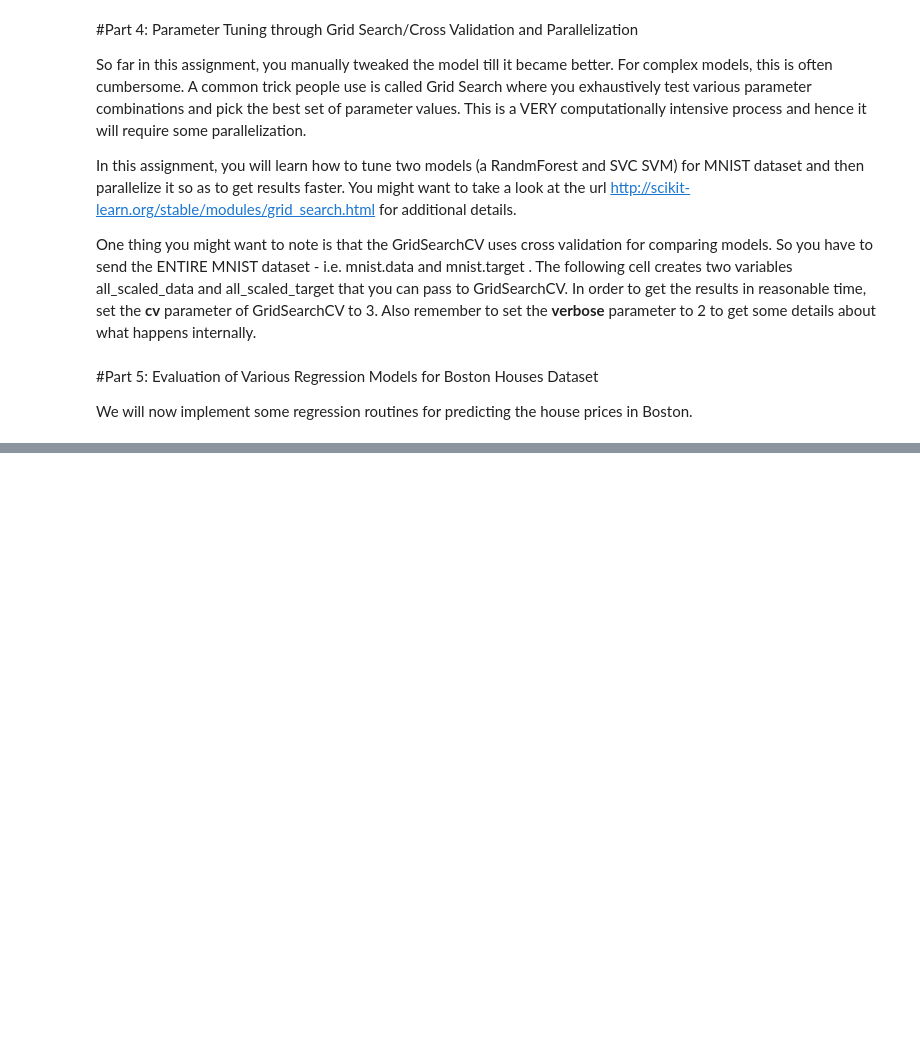
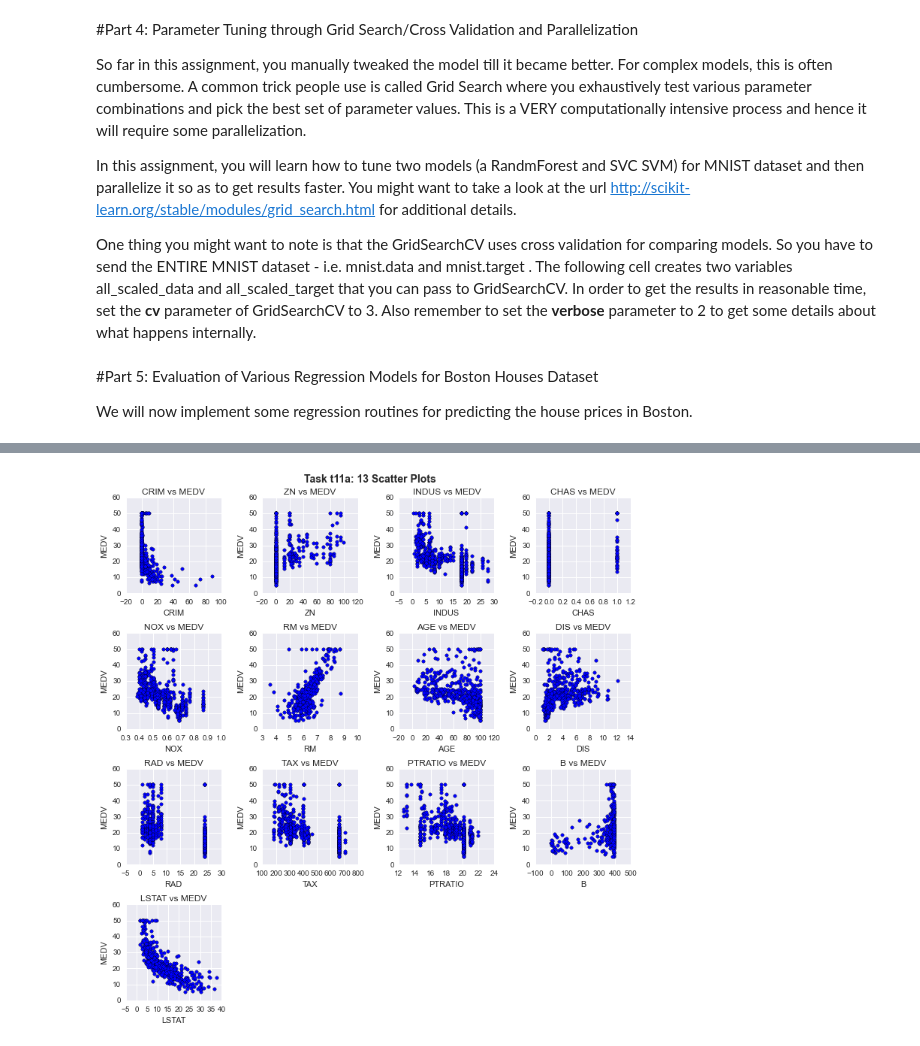
Before and after one commit to sreeharihegden/CSE-5334-Data-Mining, a Jupyter notebook: PA2/PA2_MNIST_Classification_Boston_Regression.ipynb, the cells around one changed output, grey strips where cells are left out. Drawn from its saved outputs; the diff is of its cells as text; code cells hidden in the pictures; blank space fills up the shorter version.

```diff
--- a/PA2/PA2_MNIST_Classification_Boston_Regression.ipynb
+++ b/PA2/PA2_MNIST_Classification_Boston_Regression.ipynb
@@ -806,9 +1050,30 @@ print np.max(X_train), np.min(X_train), np.mean(X_train), np.max(y_train), np.mi
 # %%
 #task t11a
 #Create 13 scatter plots such that variables (CRIM to LSTAT) are in X axis and MEDV in y-axis.
 # Organize the images such that the images are in 3 rows of 4 images each and 1 in last row
 
 #Write code here
+# print boston.data[:,0]
+# print boston.target
+# print boston.feature_names[0]
+# print boston.feature_names.size
+
+figObj11a=plt.figure(figsize=(10,10))
+figObj11a.suptitle('Task t11a: 13 Scatter Plots',fontsize=14,fontweight='bold',y=1.02)
+index=0
+for i in range(4):
+    for j in range(4):
+        figObj11a=plt.subplot2grid((4,4), (i,j))
+        figObj11a.scatter(boston.data[:,index],boston.target,marker="o",c="b")
+        figObj11a.set_title(boston.feature_names[index] + ' vs MEDV')
+        figObj11a.set_xlabel(boston.feature_names[index])
+        figObj11a.set_ylabel('MEDV')
+        plt.tight_layout(pad=0.4, w_pad=0.5, h_pad=1.0)
+        index=index+1
+        if index==boston.feature_names.size:
+            break
+# %% [output]
+[figure, added]
 # %%
 #Do not make any change here
 #To make your life easy, I have created a function that
```
Also changed, not shown: parts of 39 cells of this notebook.
